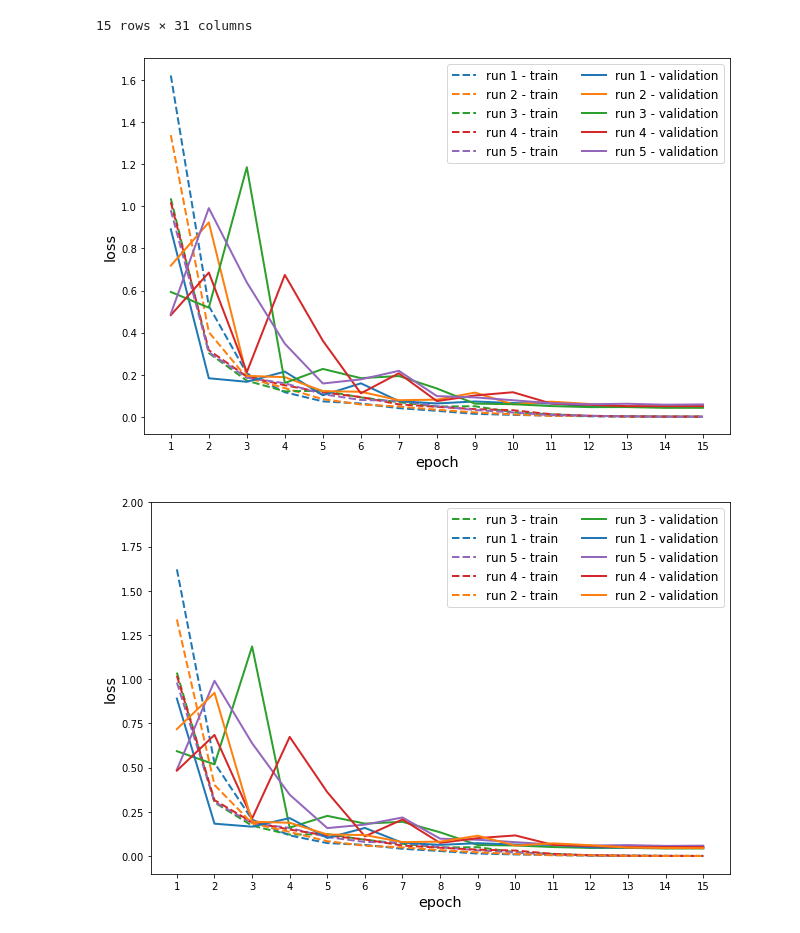
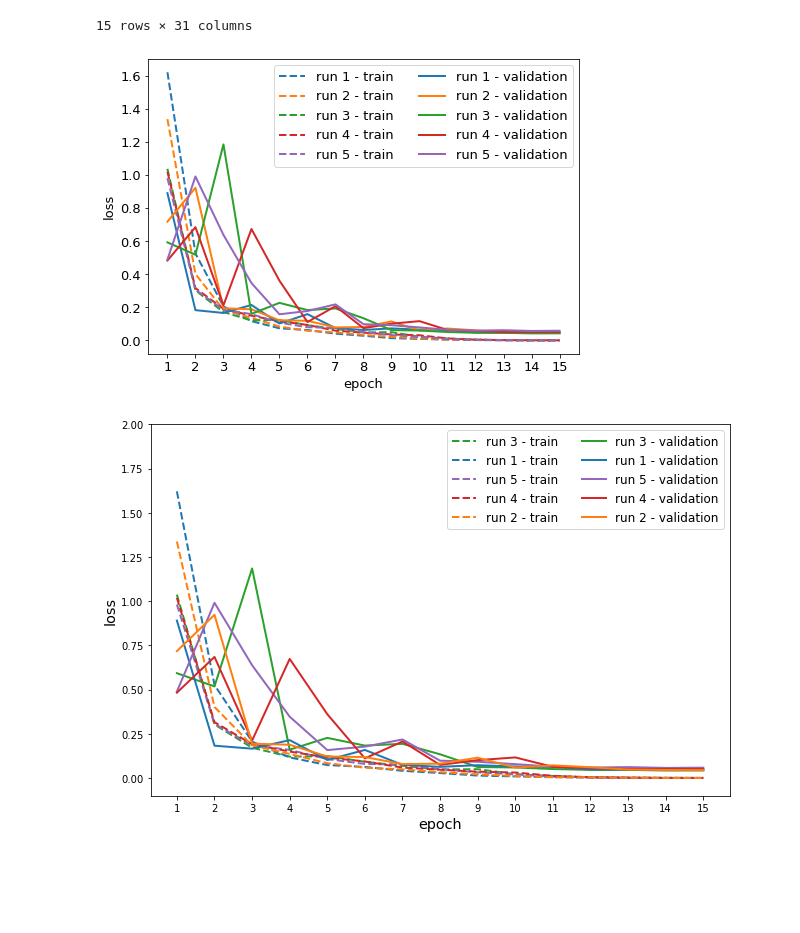
Before and after one commit to tttiago/GravitySpyClassifier, a Jupyter notebook: 04_baseline_best_train_curve_figs.ipynb, the cells around one changed output. Cells and saved outputs as stored; diff of their text form; code cells hidden in the pictures; blank space fills up the shorter version.

Commit message:
Improve figures for report.

```diff
--- a/04_baseline_best_train_curve_figs.ipynb
+++ b/04_baseline_best_train_curve_figs.ipynb
@@ -33,26 +33,31 @@ train_losses
 # %%
 ys = {int(list(filter(str.isdigit, col))[0]): train_losses[col] for col in train_losses.columns if col.endswith('train_loss')}
 # %%
-fig, ax = plt.subplots(figsize=(9, 6))
+plt.rc('font', size=13)
+fig, ax = plt.subplots(figsize=(7, 5))
 
 values = {int(list(filter(str.isdigit, col))[0]): train_losses[col] for col in train_losses.columns if col.endswith('train_loss')}
 for run_no, ys in sorted(values.items()):
     plt.plot(train_losses['epoch'], ys, label=f'run {run_no} - train', linewidth=2, linestyle='--', color=cycle[run_no-1])
 
 values = {int(list(filter(str.isdigit, col))[0]): valid_losses[col] for col in valid_losses.columns if col.endswith('valid_loss')}
 for run_no, ys in sorted(values.items()):
         plt.plot(valid_losses['epoch'], ys, label=f'run {run_no} - validation', linewidth=2, linestyle='-', color=cycle[run_no-1])
 
 plt.xticks(np.arange(1, 16))
-plt.xlabel('epoch', fontsize='x-large')
-plt.ylabel('loss', fontsize='x-large')
+# plt.xlabel('epoch', fontsize='x-large')
+# plt.ylabel('loss', fontsize='x-large')
+# plt.legend(ncol=2, fontsize='large')
+plt.xlabel('epoch')
+plt.ylabel('loss')
+plt.legend(ncol=2)
+
 #plt.ylim([-0.1, 2])
-plt.legend(ncol=2, fontsize='large')
 
 fig.tight_layout()
-fig.savefig('../figs/glitches/04_baseline_best_train_curves.pdf', dpi=300)
+fig.savefig('../figs/glitches/04_baseline_best_train_curves_v2.pdf', dpi=600)
 # %% [output]
-[figure, old version]
+[figure, new version]
 # %%
 fig, ax = plt.subplots(figsize=(9, 6))
 run_no = 0
```
Also changed, not shown: 2 other files.
